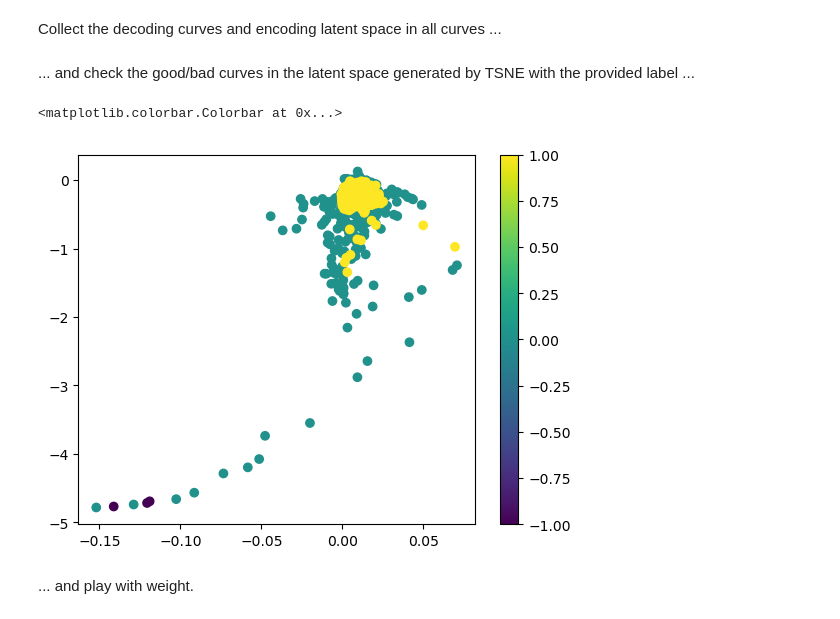
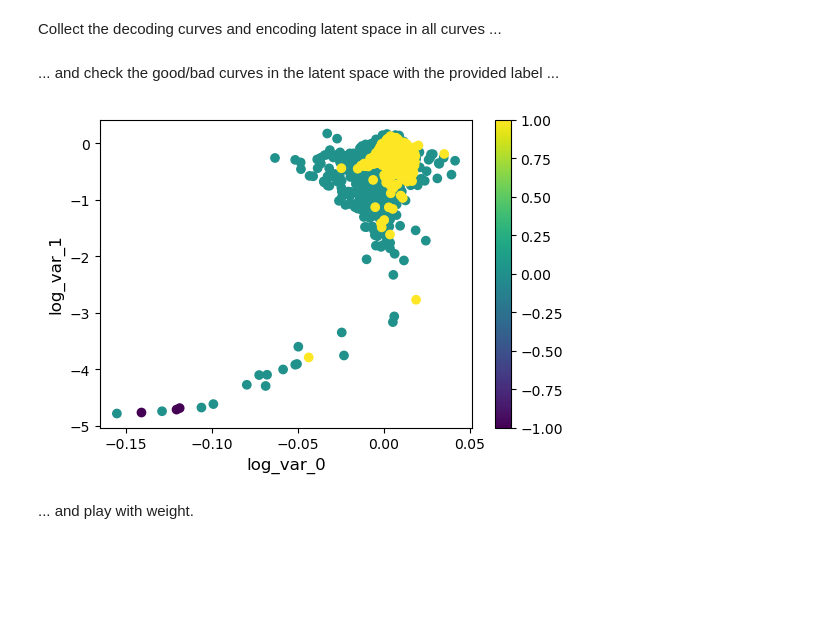
Before and after one commit to Prakhar-Dutta/ASAP, a Jupyter notebook: tutorial/QC/QC.ipynb, the cells around one changed output. Saved outputs shown, nothing was run; the diff lists cells and outputs as text; code cells hidden in the pictures; blank space fills up the shorter version.

```diff
--- a/tutorial/QC/QC.ipynb
+++ b/tutorial/QC/QC.ipynb
@@ -565,45 +502,35 @@ plt.show()
 # %% [markdown]
 Collect the decoding curves and encoding latent space in all curves ...
 # %%
-# Construct the                                                                # TODO: To be revised once the rest works smoothly.
+# Construct the
 all_dataloader = dl.DataLoader(
-    AFMDataset(data=norm_approach_curves, contact_point=contactpoints),
-    batch_size=10240,
+    AFMDataset(curves=norm_approach_curves, contactpoints=norm_contact_points),
+    batch_size=len(norm_approach_curves),
     shuffle=False
 )
 
-# collect the decoding curves and encoding latent space in the test dataset
+# collect the decoding curves and encoding latent space in the full dataset
 with torch.no_grad():
     for indx, batch in enumerate(all_dataloader):
-        x, y, c = batch
-        y_hat, mu, logvar, _ = best_model(x, c)
-        if indx == 0:
-            x_list = x
-            y_list = y
-            y_hat_list = y_hat
-            mu_list = mu
-            log_var_list = logvar
-        else:
-            x_list = torch.vstack([x_list,x])
-            y_list = torch.vstack([y_list,y])
-            y_hat_list = torch.vstack([y_hat_list,y_hat])
-            mu_list = torch.vstack([mu_list,mu])
-            log_var_list = torch.vstack([log_var_list,logvar])
+        x_list, _, c = batch
+        _, mu_list, log_var_list, _ = best_cvae(x_list,c)
 
 # Transfer them into Numpy array
 x_list = x_list.numpy()
-y_list = y_list.numpy()
-y_hat_list = y_hat_list.numpy()
 mu_list = mu_list.numpy()
 log_var_list = log_var_list.numpy()
 # %% [markdown]
-... and check the good/bad curves in the latent space generated by TSNE with the provided label ...
+... and check the good/bad curves in the latent space with the provided label ...
-# %%
-plt.scatter(log_var_list[:,0],log_var_list[:,1], c=labels)
-plt.colorbar()
-# %% [output]
-<matplotlib.colorbar.Colorbar at 0x...>
-[figure, removed]
+# %%
+# Plot the latent space with labels
+plt.figure(figsize=(6, 4))
+plt.scatter(log_var_list[:,0],log_var_list[:,1], c=labels)
+plt.xlabel("log_var_0", fontsize=12)
+plt.ylabel("log_var_1", fontsize=12)
+plt.colorbar()
+plt.show()
+# %% [output]
+[figure, added]
 # %% [markdown]
 ... and play with weight.
 # %%
```
Also changed, not shown: parts of 20 cells of this notebook, 2 other files.
